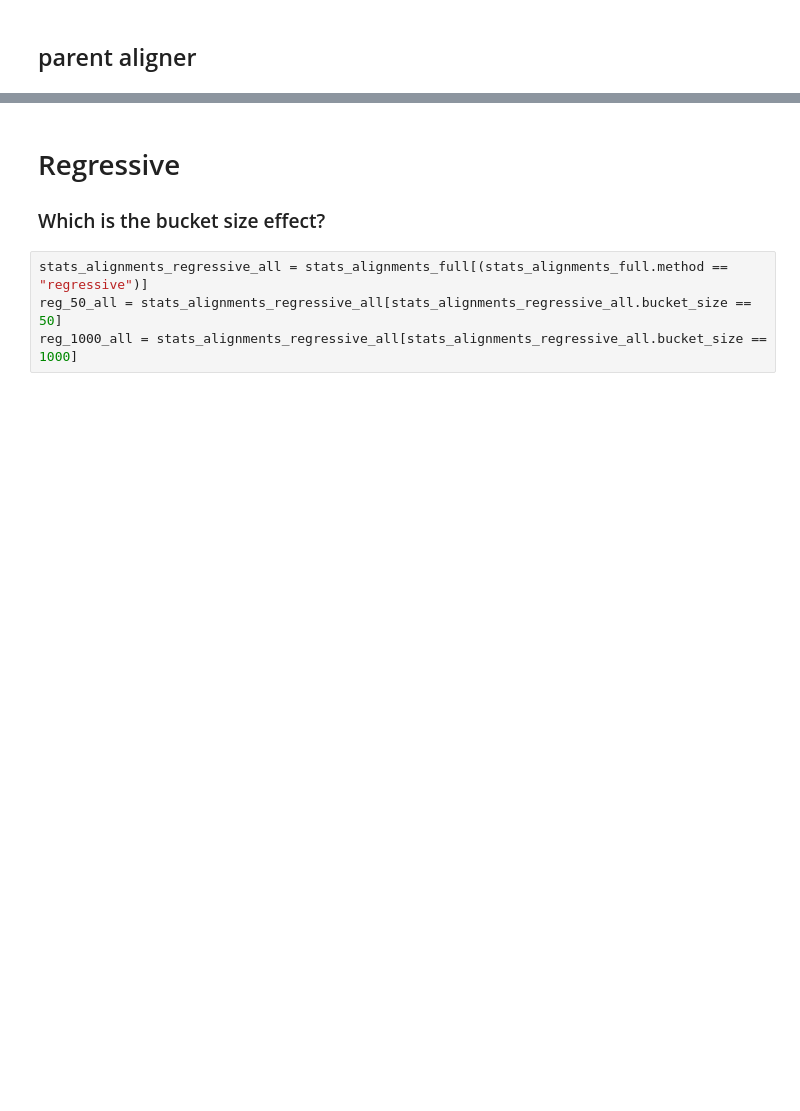
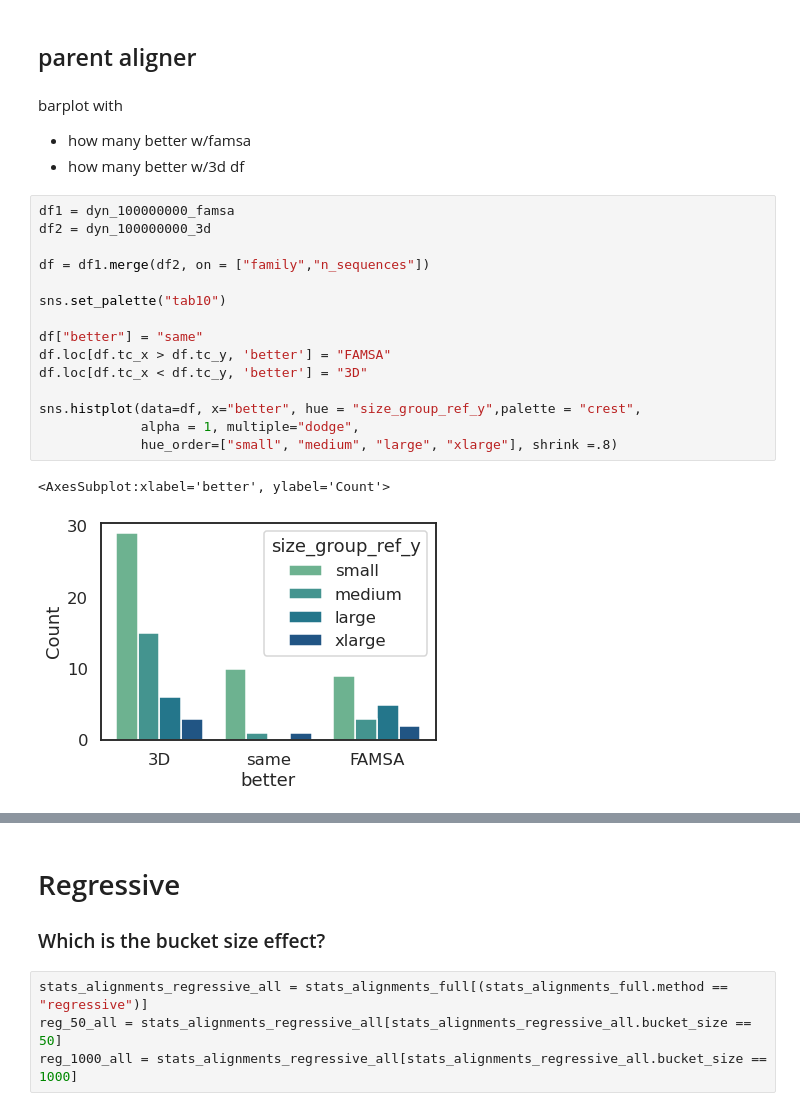
Before and after one commit to luisas/nf_structural_regression, a Jupyter notebook: notebook/02_benchmark_dynamic.ipynb, the cells around one changed output, grey strips where cells are left out. Drawn from its saved outputs; the diff is of its cells as text; blank space fills up the shorter version.

```diff
--- a/notebook/02_benchmark_dynamic.ipynb
+++ b/notebook/02_benchmark_dynamic.ipynb
@@ -244,5 +254,28 @@ for metric in metrics:
 # %% [markdown]
 ## parent aligner
+# %% [markdown]
+ barplot with
+ - how many better w/famsa
+ - how many better w/3d
+df
+# %%
+df1 = dyn_100000000_famsa
+df2 = dyn_100000000_3d
+
+df = df1.merge(df2, on = ["family","n_sequences"])
+
+sns.set_palette("tab10")
+
+df["better"] = "same"
+df.loc[df.tc_x > df.tc_y, 'better'] = "FAMSA"
+df.loc[df.tc_x < df.tc_y, 'better'] = "3D"
+
+sns.histplot(data=df, x="better", hue = "size_group_ref_y",palette = "crest",
+             alpha = 1, multiple="dodge",
+             hue_order=["small", "medium", "large", "xlarge"], shrink =.8)
+# %% [output]
+<AxesSubplot:xlabel='better', ylabel='Count'>
+[figure, added]
 # %%
 for metric in metrics:
     f, ax = plt.subplots(figsize=(5, 4))
```
Also changed, not shown: parts of 6 cells of this notebook, 42 other files.
